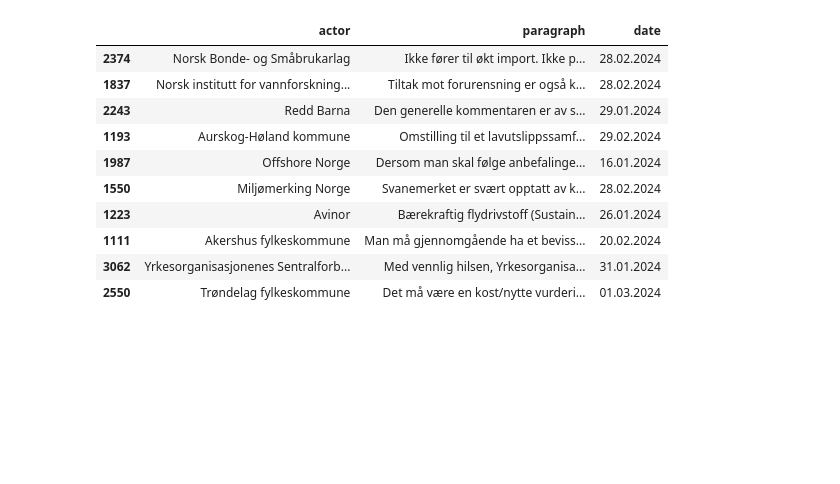
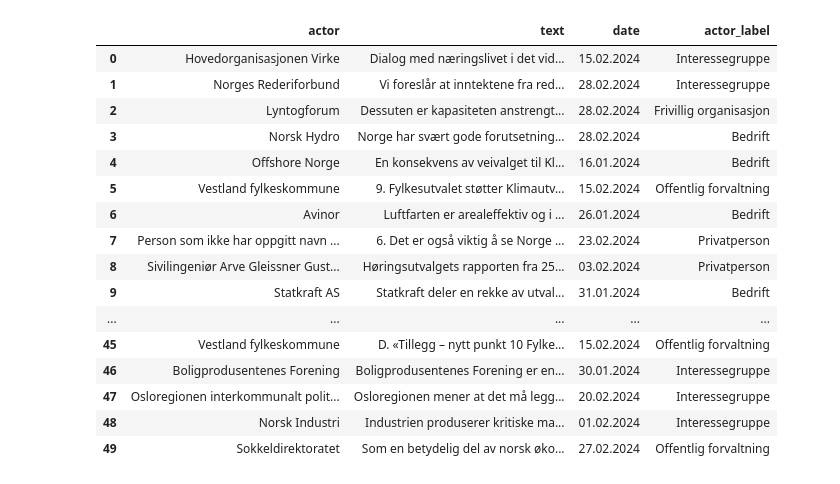
Before and after one commit to henriklarsen28/ArgumentMiningNOUs, a Jupyter notebook: src/notebooks/Sentiment_analysis.ipynb, the cells around one changed output. Saved outputs shown, nothing was run; the diff lists cells and outputs as text; code cells hidden in the pictures; blank space fills up the shorter version.

```diff
--- a/src/notebooks/Sentiment_analysis.ipynb
+++ b/src/notebooks/Sentiment_analysis.ipynb
@@ -8,24 +8,30 @@ import spacy
 # %%
 # Load the nou_hearings
 
-nou_hearings = pd.read_csv('../../dataset/nou_hearings_full.csv')
+nou_hearings = pd.read_csv('../../dataset/nou_hearings.csv')
 
 # Sample of the data
 
-nou_hearings_sample = nou_hearings.sample(10)
+nou_hearings_sample = nou_hearings.sample(50).reset_index(drop=True)
 nou_hearings_sample
 # %% [output]
-|  | actor | paragraph | date |
-| 2374 | Norsk Bonde- og Småbrukarlag | Ikke fører til økt import. Ikke p... | 28.02.2024 |
-| 1837 | Norsk institutt for vannforskning... | Tiltak mot forurensning er også k... | 28.02.2024 |
-| 2243 | Redd Barna | Den generelle kommentaren er av s... | 29.01.2024 |
-| 1193 | Aurskog-Høland kommune | Omstilling til et lavutslippssamf... | 29.02.2024 |
-| 1987 | Offshore Norge | Dersom man skal følge anbefalinge... | 16.01.2024 |
-| 1550 | Miljømerking Norge | Svanemerket er svært opptatt av k... | 28.02.2024 |
-| 1223 | Avinor | Bærekraftig flydrivstoff (Sustain... | 26.01.2024 |
-| 1111 | Akershus fylkeskommune | Man må gjennomgående ha et beviss... | 20.02.2024 |
-| 3062 | Yrkesorganisasjonenes Sentralforb... | Med vennlig hilsen, Yrkesorganisa... | 31.01.2024 |
-| 2550 | Trøndelag fylkeskommune | Det må være en kost/nytte vurderi... | 01.03.2024 |
+|  | actor | text | date | actor_label |
+| 0 | Hovedorganisasjonen Virke | Dialog med næringslivet i det vid... | 15.02.2024 | Interessegruppe |
+| 1 | Norges Rederiforbund | Vi foreslår at inntektene fra red... | 28.02.2024 | Interessegruppe |
+| 2 | Lyntogforum | Dessuten er kapasiteten anstrengt... | 28.02.2024 | Frivillig organisasjon |
+| 3 | Norsk Hydro | Norge har svært gode forutsetning... | 28.02.2024 | Bedrift |
+| 4 | Offshore Norge | En konsekvens av veivalget til Kl... | 16.01.2024 | Bedrift |
+| 5 | Vestland fylkeskommune | 9. Fylkesutvalet støtter Klimautv... | 15.02.2024 | Offentlig forvaltning |
+| 6 | Avinor | Luftfarten er arealeffektiv og i ... | 26.01.2024 | Bedrift |
+| 7 | Person som ikke har oppgitt navn ... | 6. Det er også viktig å se Norge ... | 23.02.2024 | Privatperson |
+| 8 | Sivilingeniør Arve Gleissner Gust... | Høringsutvalgets rapporten fra 25... | 03.02.2024 | Privatperson |
+| 9 | Statkraft AS | Statkraft deler en rekke av utval... | 31.01.2024 | Bedrift |
+| ... | ... | ... | ... | ... |
+| 45 | Vestland fylkeskommune | D. «Tillegg – nytt punkt 10 Fylke... | 15.02.2024 | Offentlig forvaltning |
+| 46 | Boligprodusentenes Forening | Boligprodusentenes Forening er en... | 30.01.2024 | Interessegruppe |
+| 47 | Osloregionen interkommunalt polit... | Osloregionen mener at det må legg... | 20.02.2024 | Interessegruppe |
+| 48 | Norsk Industri | Industrien produserer kritiske ma... | 01.02.2024 | Interessegruppe |
+| 49 | Sokkeldirektoratet | Som en betydelig del av norsk øko... | 27.02.2024 | Offentlig forvaltning |
 # %%
 
 import token
```
Also changed, not shown: parts of 7 cells of this notebook, 2 other files.
